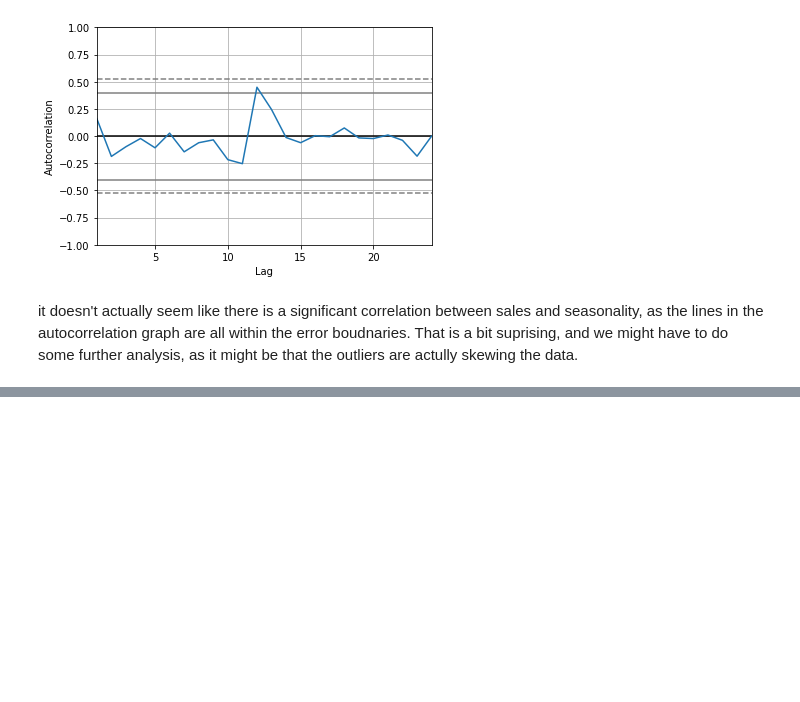
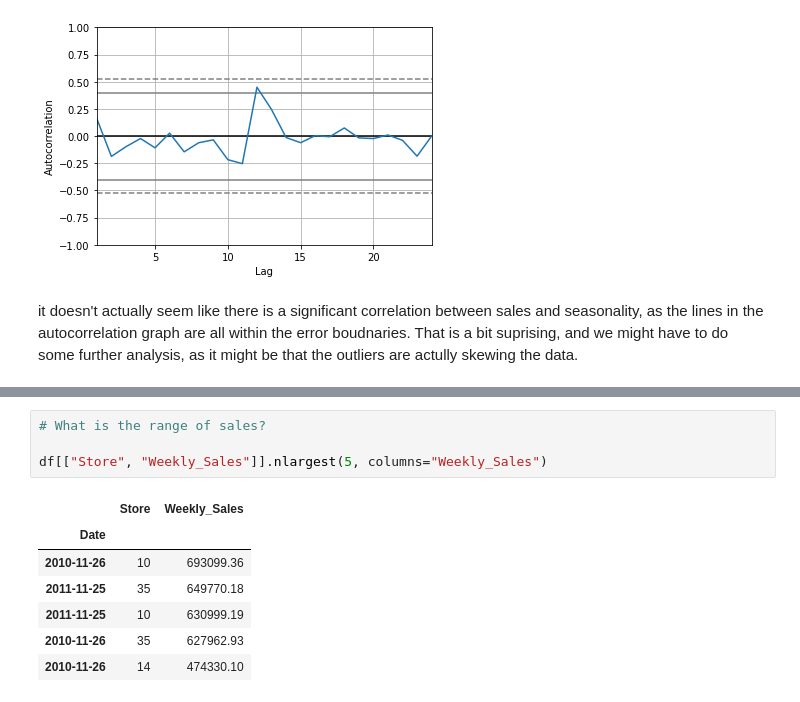
Before and after one commit to guedanie/retail-time-series-project, a Jupyter notebook: retail-time-series-analysis.ipynb, the cells around one changed output, grey strips where cells are left out. Drawn from its saved outputs; the diff is of its cells as text; blank space fills up the shorter version.

```diff
--- a/retail-time-series-analysis.ipynb
+++ b/retail-time-series-analysis.ipynb
@@ -311,0 +292,12 @@ AttributeError: 'DatetimeIndex' object has no attribute 'resample'
+# %%
+# What is the range of sales?
+
+df[["Store", "Weekly_Sales"]].nlargest(5, columns="Weekly_Sales")
+# %% [output]
+|  | Store | Weekly_Sales |
+| Date |  |  |
+| 2010-11-26 | 10 | 693099.36 |
+| 2011-11-25 | 35 | 649770.18 |
+| 2011-11-25 | 10 | 630999.19 |
+| 2010-11-26 | 35 | 627962.93 |
+| 2010-11-26 | 14 | 474330.10 |
```
Also changed, not shown: parts of 7 cells of this notebook.
